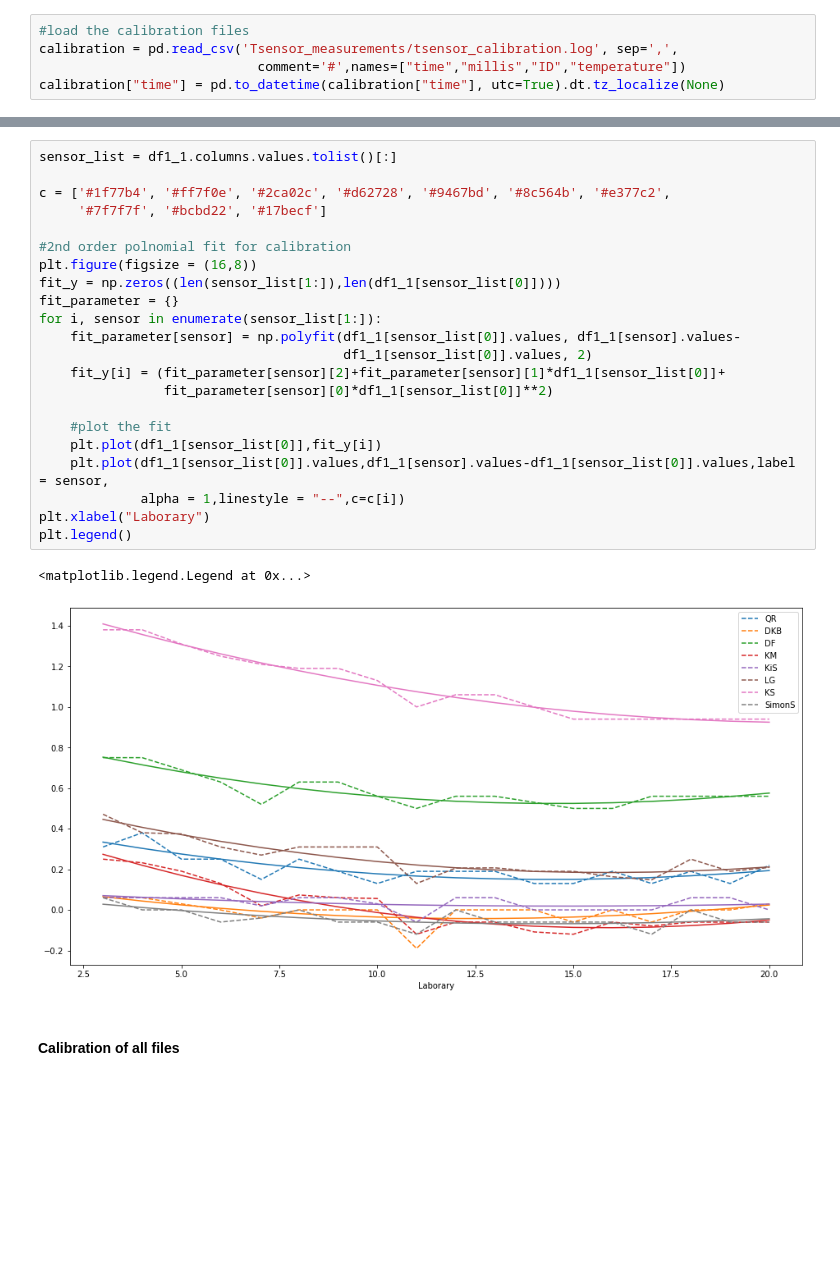
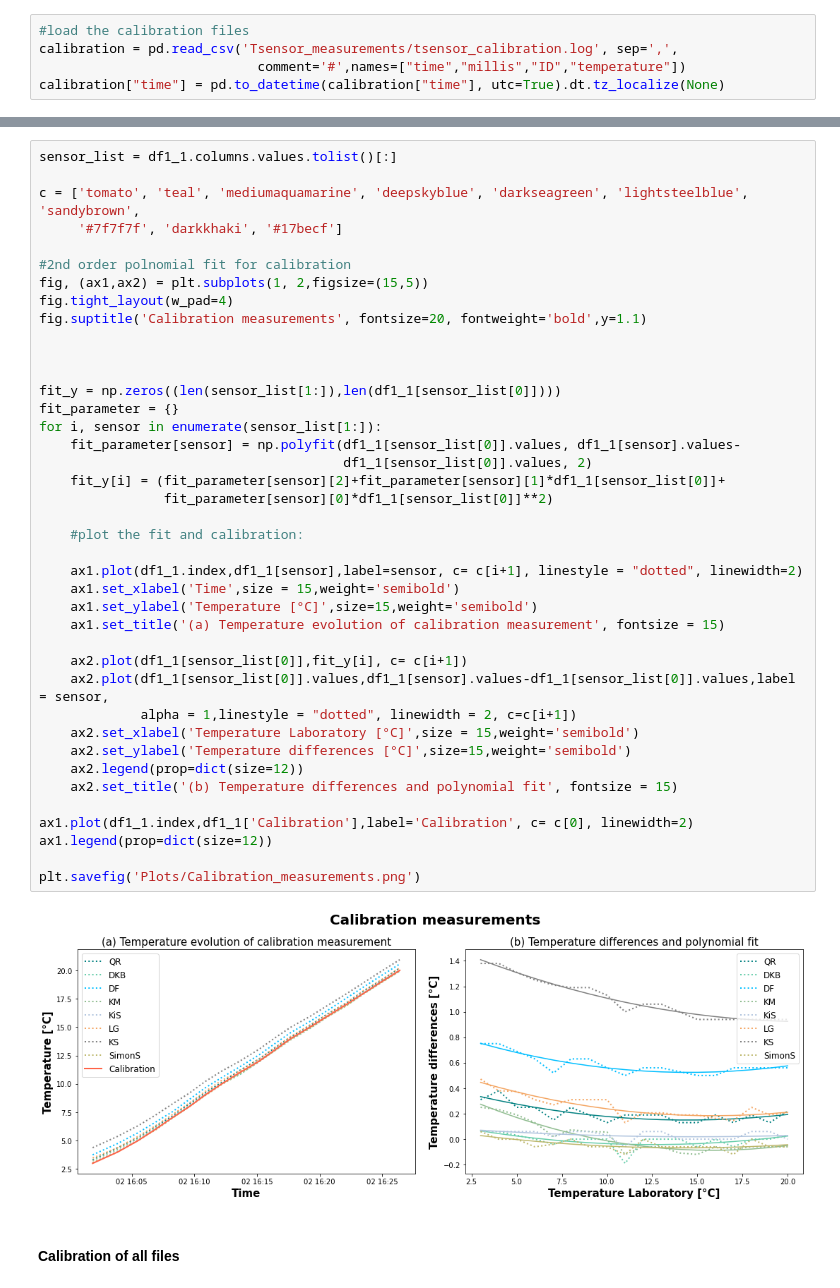
Before and after one commit to loanagr/Temperature_sensor, a Jupyter notebook: Evaluation_Tsensor_measurements.ipynb, the cells around one changed output, grey strips where cells are left out. Cells and saved outputs as stored; diff of their text form; blank space fills up the shorter version.

Commit message:
Create & store plots of the calibration and time constant

```diff
--- a/Evaluation_Tsensor_measurements.ipynb
+++ b/Evaluation_Tsensor_measurements.ipynb
@@ -103,28 +119,45 @@ df1_1.plot()
 # %%
 sensor_list = df1_1.columns.values.tolist()[:]
 
-c = ['#1f77b4', '#ff7f0e', '#2ca02c', '#d62728', '#9467bd', '#8c564b', '#e377c2',
-     '#7f7f7f', '#bcbd22', '#17becf']
+c = ['tomato', 'teal', 'mediumaquamarine', 'deepskyblue', 'darkseagreen', 'lightsteelblue', 'sandybrown',
+     '#7f7f7f', 'darkkhaki', '#17becf']
 
 #2nd order polnomial fit for calibration
-plt.figure(figsize = (16,8))
+fig, (ax1,ax2) = plt.subplots(1, 2,figsize=(15,5))
+fig.tight_layout(w_pad=4)
+fig.suptitle('Calibration measurements', fontsize=20, fontweight='bold',y=1.1)
+
+
+
 fit_y = np.zeros((len(sensor_list[1:]),len(df1_1[sensor_list[0]])))
 fit_parameter = {}
 for i, sensor in enumerate(sensor_list[1:]):
     fit_parameter[sensor] = np.polyfit(df1_1[sensor_list[0]].values, df1_1[sensor].values-
                                        df1_1[sensor_list[0]].values, 2)
     fit_y[i] = (fit_parameter[sensor][2]+fit_parameter[sensor][1]*df1_1[sensor_list[0]]+
                 fit_parameter[sensor][0]*df1_1[sensor_list[0]]**2)
 
-    #plot the fit
-    plt.plot(df1_1[sensor_list[0]],fit_y[i])
-    plt.plot(df1_1[sensor_list[0]].values,df1_1[sensor].values-df1_1[sensor_list[0]].values,label = sensor,
-             alpha = 1,linestyle = "--",c=c[i])
-plt.xlabel("Laborary")
-plt.legend()
+    #plot the fit and calibration:
+
+    ax1.plot(df1_1.index,df1_1[sensor],label=sensor, c= c[i+1], linestyle = "dotted", linewidth=2)
+    ax1.set_xlabel('Time',size = 15,weight='semibold')
+    ax1.set_ylabel('Temperature [°C]',size=15,weight='semibold')
+    ax1.set_title('(a) Temperature evolution of calibration measurement', fontsize = 15)
+
+    ax2.plot(df1_1[sensor_list[0]],fit_y[i], c= c[i+1])
+    ax2.plot(df1_1[sensor_list[0]].values,df1_1[sensor].values-df1_1[sensor_list[0]].values,label = sensor,
+             alpha = 1,linestyle = "dotted", linewidth = 2, c=c[i+1])
+    ax2.set_xlabel('Temperature Laboratory [°C]',size = 15,weight='semibold')
+    ax2.set_ylabel('Temperature differences [°C]',size=15,weight='semibold')
+    ax2.legend(prop=dict(size=12))
+    ax2.set_title('(b) Temperature differences and polynomial fit', fontsize = 15)
+
+ax1.plot(df1_1.index,df1_1['Calibration'],label='Calibration', c= c[0], linewidth=2)
+ax1.legend(prop=dict(size=12))
+
+plt.savefig('Plots/Calibration_measurements.png')
 # %% [output]
-<matplotlib.legend.Legend at 0x...>
-[figure, old version]
+[figure, new version]
 # %% [markdown]
 #### Calibration of all files
 # %%
```
Also changed, not shown: parts of 2 cells of this notebook, 2 other files.
